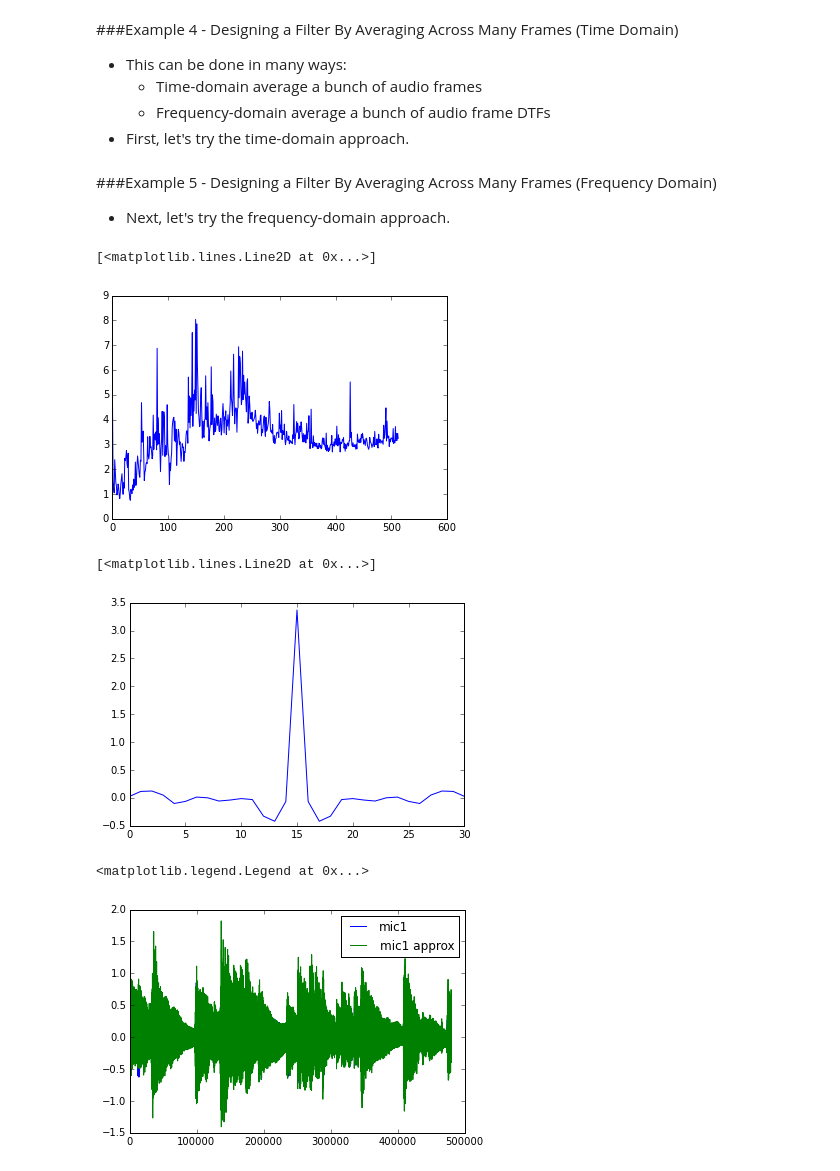
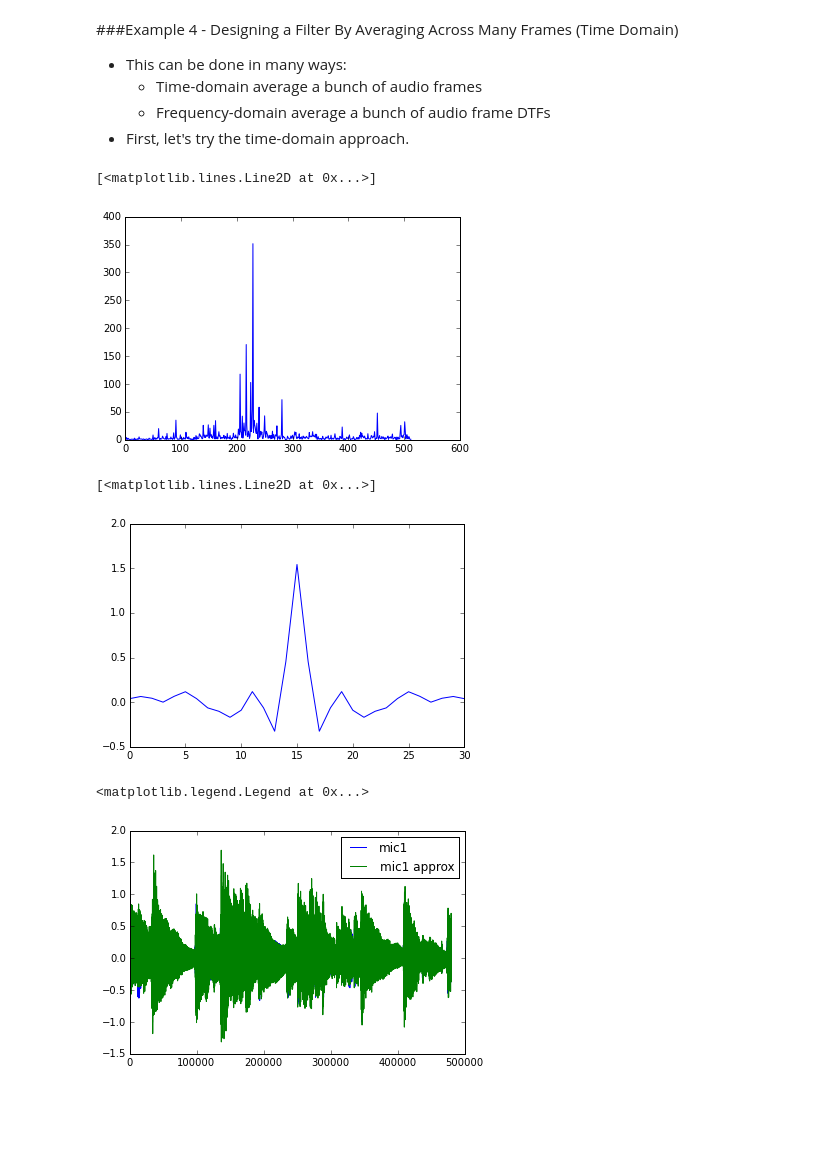
Before and after one commit to stephencwelch/Perceptual-Coding-In-Python, a Jupyter notebook: Frequency-Based Least Squares.ipynb, the cells around one changed output. Drawn from its saved outputs; the diff is of its cells as text; code cells hidden in the pictures; blank space fills up the shorter version.

Commit message:
added code to Frequency-Based Least Squares.ipynb

```diff
--- a/Frequency-Based Least Squares.ipynb
+++ b/Frequency-Based Least Squares.ipynb
@@ -705,6 +693,3 @@ while ((indx+L_f) < L_s):
-# %% [markdown]
-###Example 5 - Designing a Filter By Averaging Across Many Frames (Frequency Domain)
-* Next, let's try the frequency-domain approach.
 # %%
 L_f = 2048 # Frame length
 L_s = len(mic1) # Signal length
@@ -761,15 +739,15 @@ f_approx = freq_lstsq(N, L_g, F, W)
 # %%
 # Plot the frame-averaged transfer function F
-plot(F)
+plot(F_avg)
 # %% [output]
 [<matplotlib.lines.Line2D at 0x...>]
-[figure, old version]
+[figure, new version]
 # %%
 # Plot the computed FIR filter designed by freq. OLS
-plot(f_approx)
+plot(f_approx_tavg)
 # %% [output]
 [<matplotlib.lines.Line2D at 0x...>]
-[figure, old version]
+[figure, new version]
 # %%
 # Filter the piezo signal with the designed filter
 
@@ -780,12 +758,12 @@ mic1_approx = lfilter(f_approx[:,0],1,piezo)
 # %%
 # Plot the original and approximate signal
 plot(mic1, label='mic1')
-plot(mic1_approx, label='mic1 approx')
+plot(mic1_approx_tavg, label='mic1 approx')
 
 legend()
 # %% [output]
 <matplotlib.legend.Legend at 0x...>
-[figure, old version]
+[figure, new version]
 # %%
 #Listen to the original signals and the filtered, approximated signal
 
```
Also changed, not shown: parts of 15 cells of this notebook.
